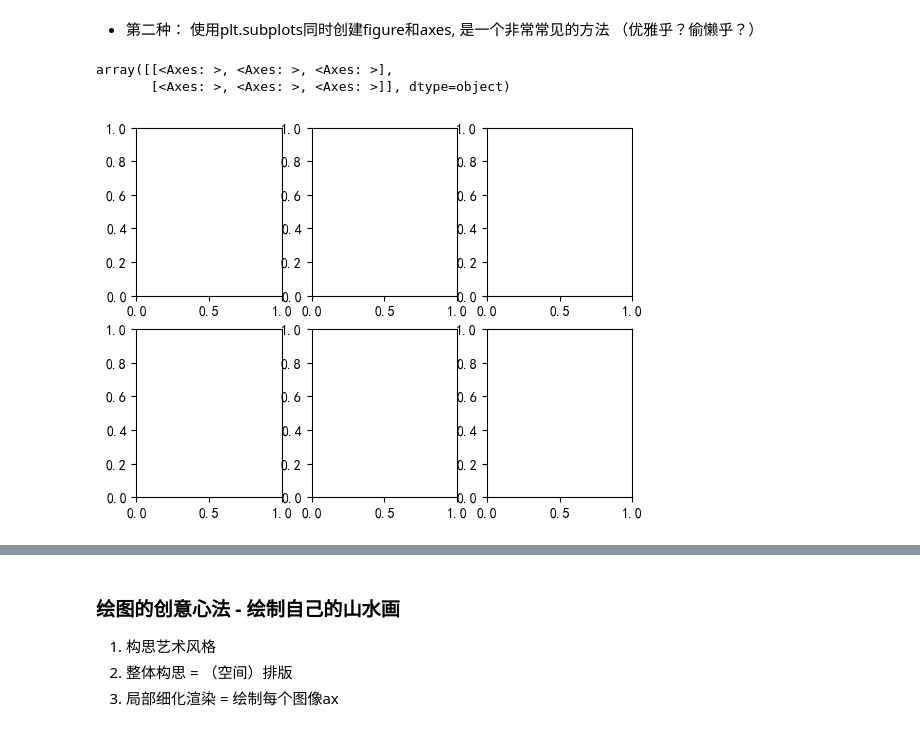
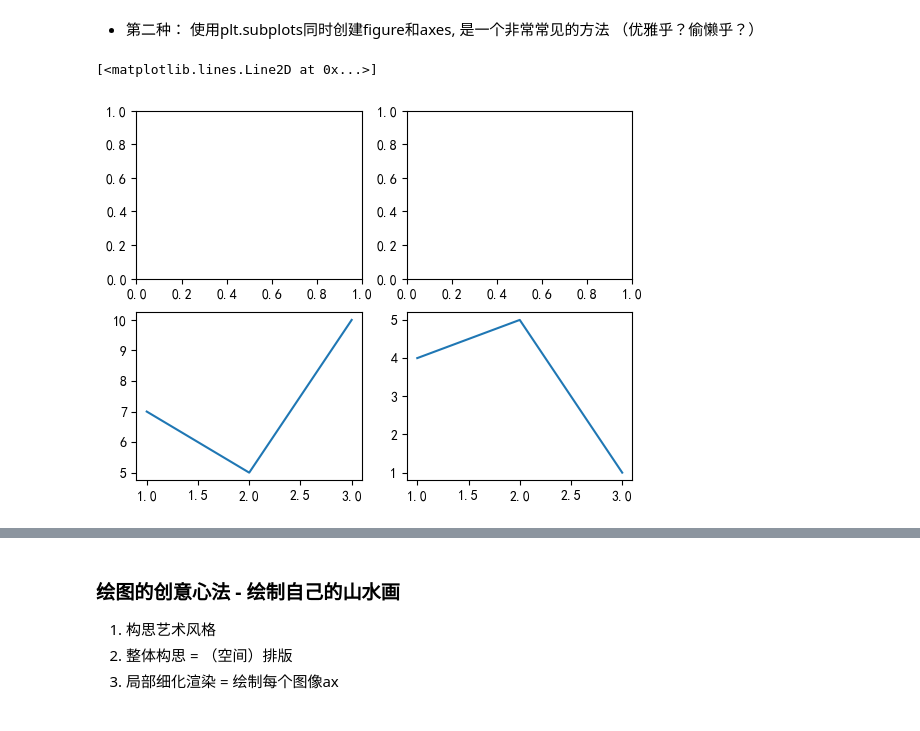
Before and after one commit to dietertao/b_python_dshb_cn, a Jupyter notebook: docs/Chapter0.DS_Intro_yxf/3.0.matplotlib_intro.ipynb, the cells around one changed output, grey strips where cells are left out. Saved outputs shown, nothing was run; the diff lists cells and outputs as text; code cells hidden in the pictures.

```diff
--- a/docs/Chapter0.DS_Intro_yxf/3.0.matplotlib_intro.ipynb
+++ b/docs/Chapter0.DS_Intro_yxf/3.0.matplotlib_intro.ipynb
@@ -132,12 +136,15 @@ fig = plt.figure()
 - 第二种： 使用plt.subplots同时创建figure和axes, 是一个非常常见的方法 （优雅乎？偷懒乎？）
 # %%
 # creates a new figure and returns a NumPy array containing the created subplot objects
-fig, axes = plt.subplots(2, 3)
-axes
+fig, axes = plt.subplots(2,2)
+#子图索引从0开始，使用axes[行, 列]访问
+axes [1, 1].plot([1,2,3], [4,5,1])  # 在指定的子图上绘制数据
+#或者先创建子图，再绘制数据
+ax3 = axes[1, 0]
+ax3.plot([1,2,3], [7,5,10])  # 在指定的子图上绘制数据
 # %% [output]
-array([[<Axes: >, <Axes: >, <Axes: >],
-       [<Axes: >, <Axes: >, <Axes: >]], dtype=object)
+[<matplotlib.lines.Line2D at 0x...>]
-[figure, old version]
+[figure, new version]
 # %%
 fig = plt.figure()
 #像制定表格一样，指明摆放几行几列(顺序为从上到下从左到右)的画纸：
```
Also changed, not shown: parts of 14 cells of this notebook, 1 other file.
